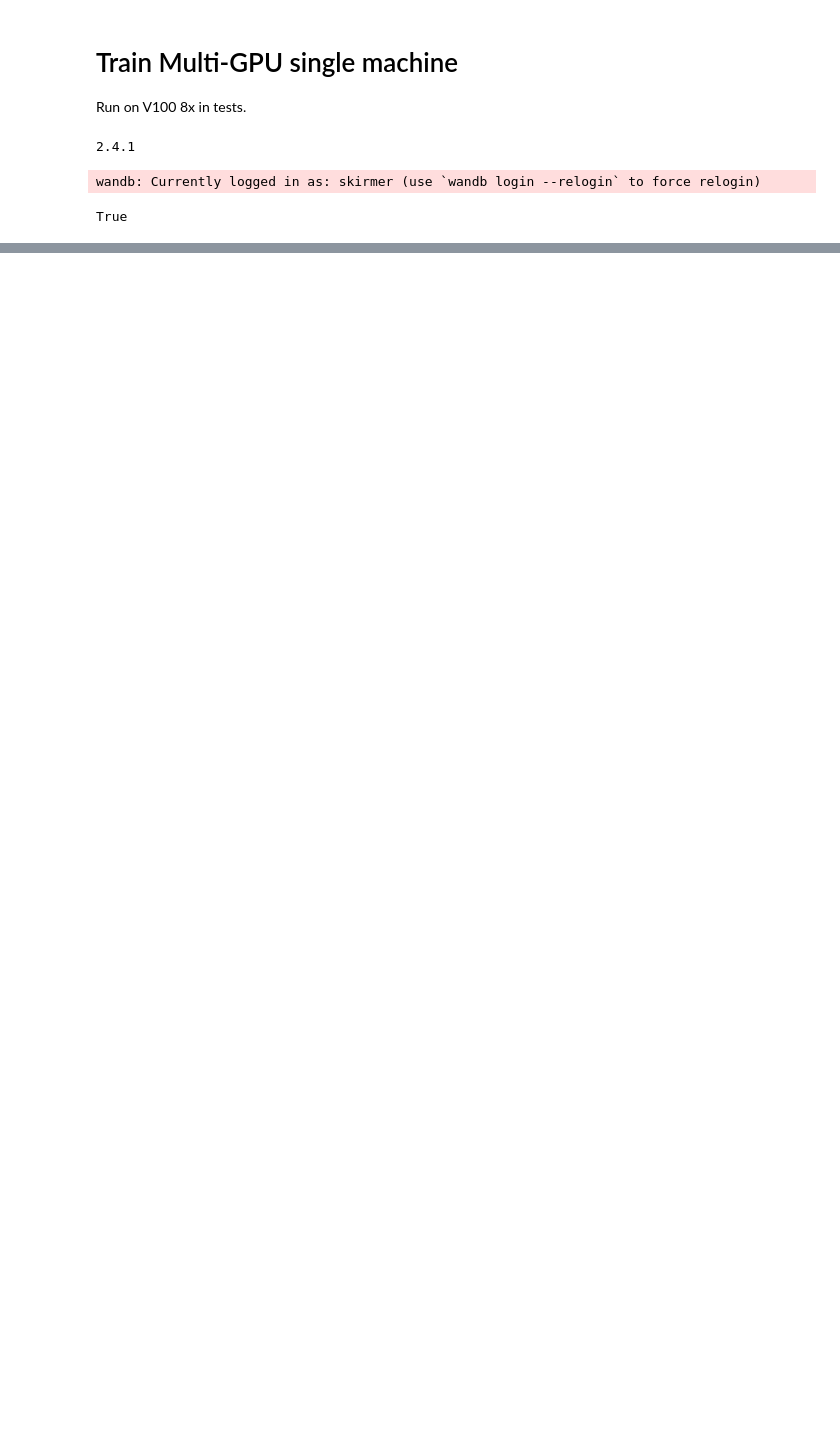
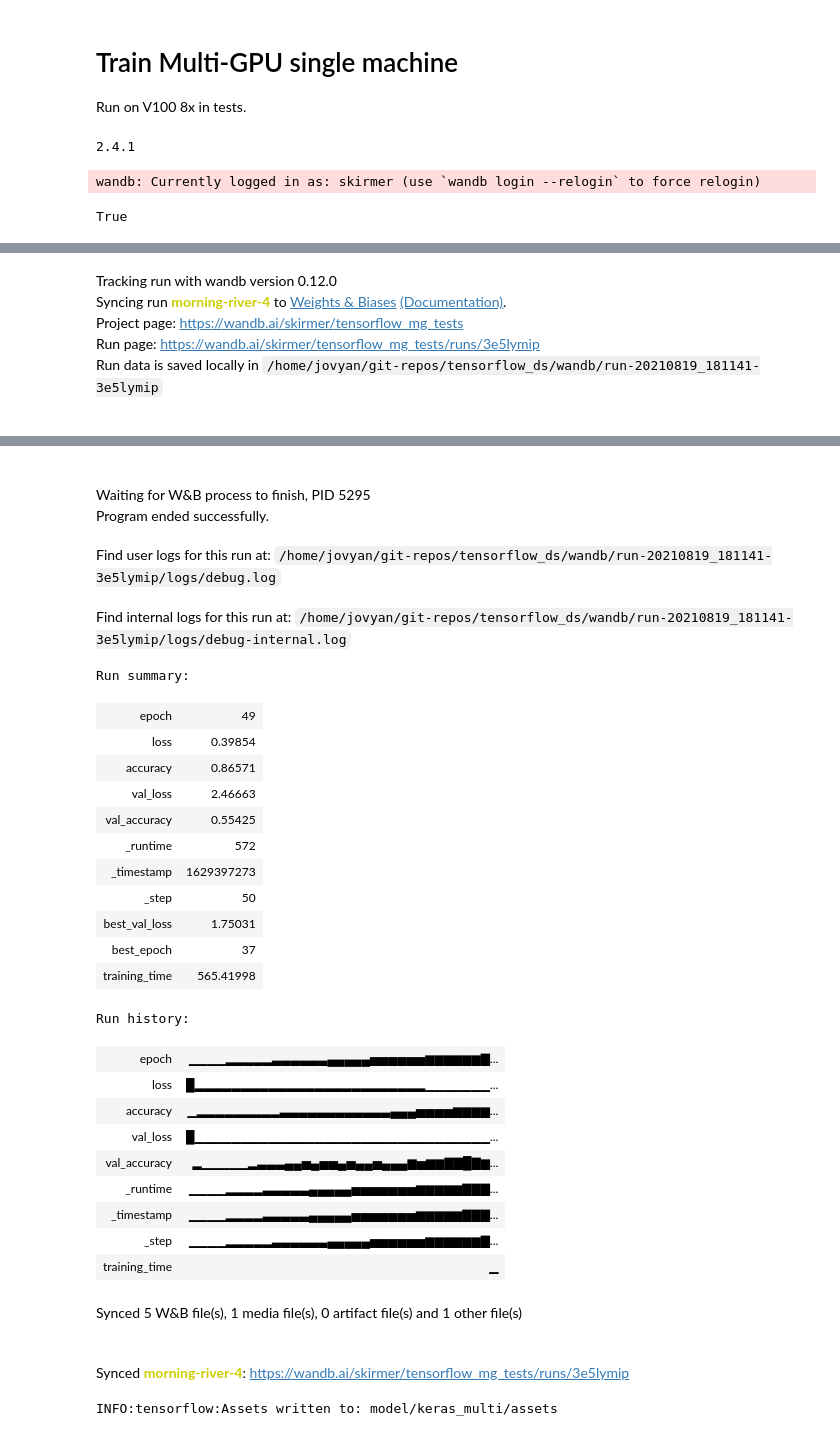
Before and after one commit to rhadi2005/benchmark_gpu_randomforest, a Jupyter notebook: training_multigpu.ipynb, the cells around one changed output, grey strips where cells are left out. Saved outputs shown, nothing was run; the diff lists cells and outputs as text; code cells hidden in the pictures; blank space fills up the shorter version.

```diff
--- a/training_multigpu.ipynb
+++ b/training_multigpu.ipynb
@@ -131,0 +287,8 @@ INFO:tensorflow:Assets written to: model/keras/assets
+# %%
+tester_both = train_multigpu(scale_lr = True, scale_batch = True, wbargs=wbargs, **model_params)
+# %% [output]
+Tracking run with wandb version 0.12.0
+Syncing run morning-river-4 to Weights & Biases (Documentation).
+Project page: https://wandb.ai/skirmer/tensorflow_mg_tests
+Run page: https://wandb.ai/skirmer/tensorflow_mg_tests/runs/3e5lymip
+Run data is saved locally in /home/jovyan/git-repos/tensorflow_ds/wandb/run-20210819_181141-3e5lymip
@@ -131,0 +312,29 @@ INFO:tensorflow:Assets written to: model/keras/assets
+Waiting for W&B process to finish, PID 5295
+Program ended successfully.
+Find user logs for this run at: /home/jovyan/git-repos/tensorflow_ds/wandb/run-20210819_181141-3e5lymip/logs/debug.log
+Find internal logs for this run at: /home/jovyan/git-repos/tensorflow_ds/wandb/run-20210819_181141-3e5lymip/logs/debug-internal.log
+Run summary:
+| epoch | 49 |
+| loss | 0.39854 |
+| accuracy | 0.86571 |
+| val_loss | 2.46663 |
+| val_accuracy | 0.55425 |
+| _runtime | 572 |
+| _timestamp | 1629397273 |
+| _step | 50 |
+| best_val_loss | 1.75031 |
+| best_epoch | 37 |
+| training_time | 565.41998 |
+Run history:
+| epoch | ▁▁▁▁▂▂▂▂▂▃▃▃▃▃▃▄▄▄▄▄▅▅▅▅▅▅▆▆▆▆▆▆▇... |
+| loss | █▂▂▂▂▂▂▂▂▂▂▂▂▂▂▂▂▂▂▂▂▂▂▂▂▂▁▁▁▁▁▁▁... |
+| accuracy | ▁▂▂▂▂▂▂▂▂▂▃▃▃▃▃▃▃▃▃▃▃▃▄▄▄▅▅▅▅▆▆▆▆... |
+| val_loss | █▁▁▁▁▁▁▁▁▁▁▁▁▁▁▁▁▁▁▁▁▁▁▁▁▁▁▁▁▁▁▁▁... |
+| val_accuracy | ▂▁▁▁▁▁▂▃▃▃▄▄▅▄▅▅▄▅▄▄▅▄▄▄▆▅▆▆▇▇█▇▆... |
+| _runtime | ▁▁▁▁▂▂▂▂▃▃▃▃▃▄▄▄▄▄▅▅▅▅▅▅▅▆▆▆▆▆▇▇▇... |
+| _timestamp | ▁▁▁▁▂▂▂▂▃▃▃▃▃▄▄▄▄▄▅▅▅▅▅▅▅▆▆▆▆▆▇▇▇... |
+| _step | ▁▁▁▁▂▂▂▂▂▃▃▃▃▃▃▄▄▄▄▄▅▅▅▅▅▅▆▆▆▆▆▆▇... |
+| training_time | ▁ |
+Synced 5 W&B file(s), 1 media file(s), 0 artifact file(s) and 1 other file(s)
+Synced morning-river-4: https://wandb.ai/skirmer/tensorflow_mg_tests/runs/3e5lymip
+INFO:tensorflow:Assets written to: model/keras_multi/assets
```
Also changed, not shown: parts of 8 cells of this notebook.
